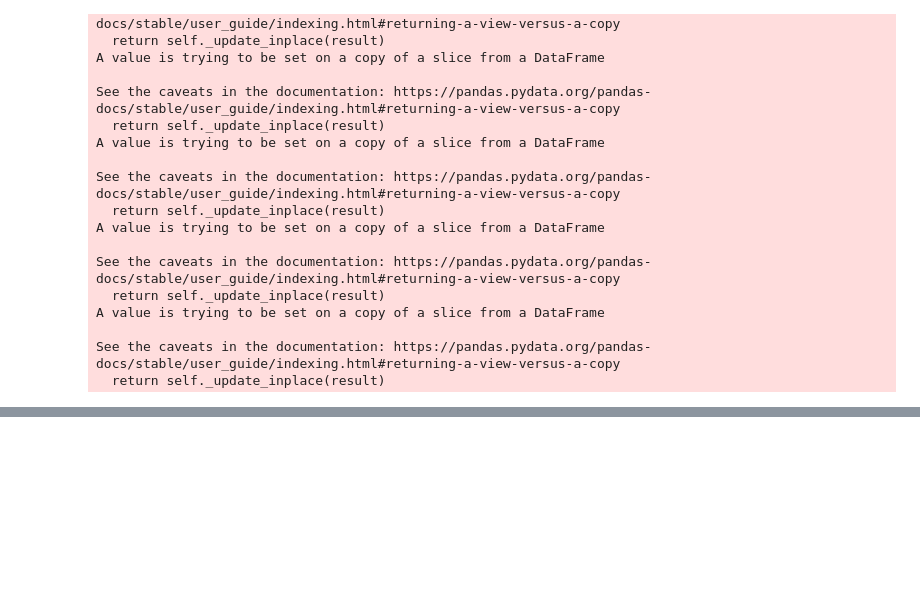
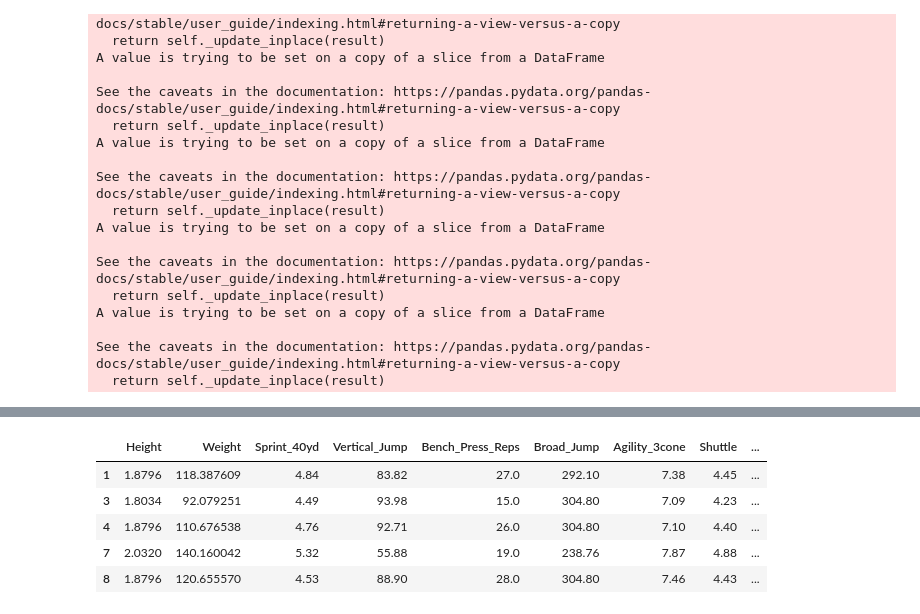
Before and after one commit to c-pilot875/Group3_FinalProject, a Jupyter notebook: Machine_Learning/Machine_Learning_Position_Groups.ipynb, the cells around one changed output, grey strips where cells are left out. Saved outputs shown, nothing was run; the diff lists cells and outputs as text; code cells hidden in the pictures; blank space fills up the shorter version.

```diff
--- a/Machine_Learning/Machine_Learning_Position_Groups.ipynb
+++ b/Machine_Learning/Machine_Learning_Position_Groups.ipynb
@@ -176,0 +193,6 @@ backs_receivers 0.5910869565217391
+# %%
+# Standardize the data with StandardScaler().
+scaler = StandardScaler()
+
+X_scaled_clustering = scaler.fit_transform(nfl_clustering_df)
+X_scaled_clustering
@@ -176,0 +213,21 @@ backs_receivers 0.5910869565217391
+# %%
+# Initialize the K-Means model.
+model=KMeans(n_clusters = 3, random_state=40)
+
+# Fit the model
+model.fit(X_scaled_clustering)
+
+# Predict clusters
+clusters = model.predict(X_scaled_clustering)
+# %%
+# Create a new DataFrame including predicted clusters and cryptocurrencies features.
+# Concatentate the crypto_df and pcs_df DataFrames on the same columns.
+nfl_clustering_df['Class'] = clusters
+nfl_clustering_df.head()
+# %% [output]
+|  | Height | Weight | Sprint_40yd | Vertical_Jump | Bench_Press_Reps | Broad_Jump | Agility_3cone | Shuttle | ... |
+| 1 | 1.8796 | 118.387609 | 4.84 | 83.82 | 27.0 | 292.10 | 7.38 | 4.45 | ... |
+| 3 | 1.8034 | 92.079251 | 4.49 | 93.98 | 15.0 | 304.80 | 7.09 | 4.23 | ... |
+| 4 | 1.8796 | 110.676538 | 4.76 | 92.71 | 26.0 | 304.80 | 7.10 | 4.40 | ... |
+| 7 | 2.0320 | 140.160042 | 5.32 | 55.88 | 19.0 | 238.76 | 7.87 | 4.88 | ... |
+| 8 | 1.8796 | 120.655570 | 4.53 | 88.90 | 28.0 | 304.80 | 7.46 | 4.43 | ... |
```
Also changed, not shown: parts of 15 cells of this notebook.
